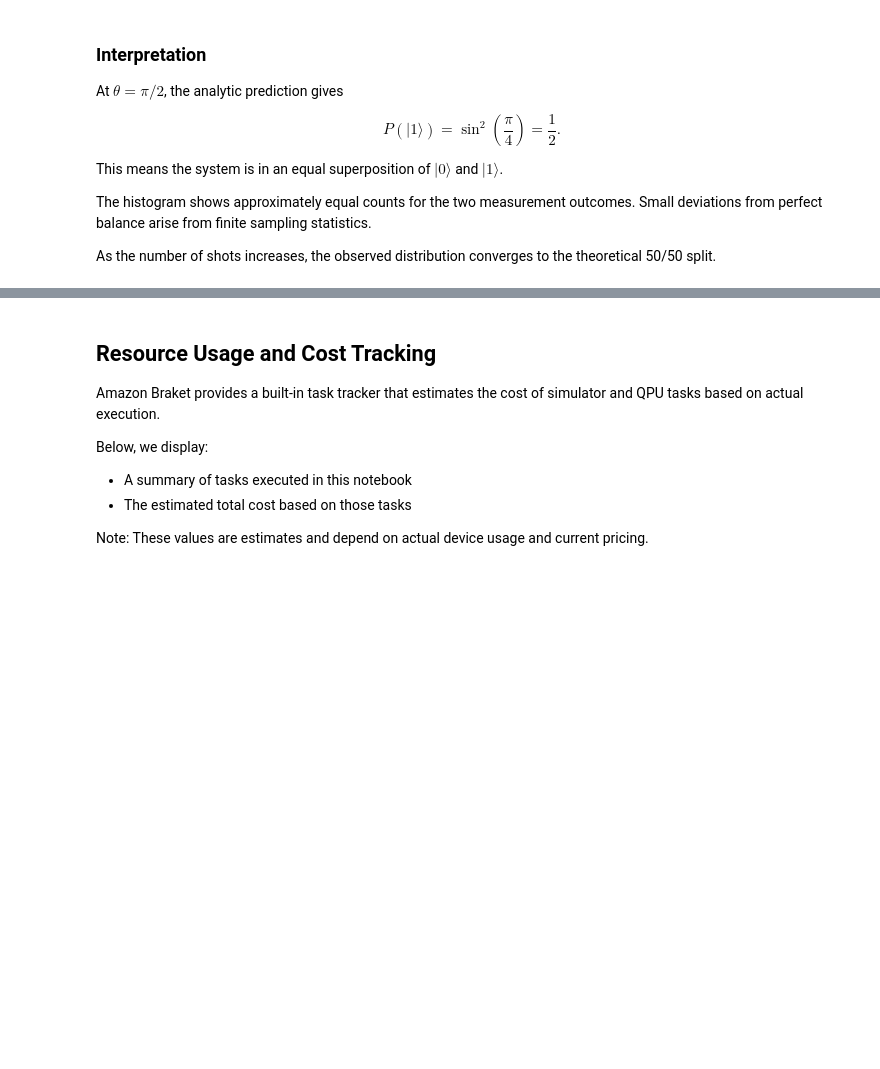
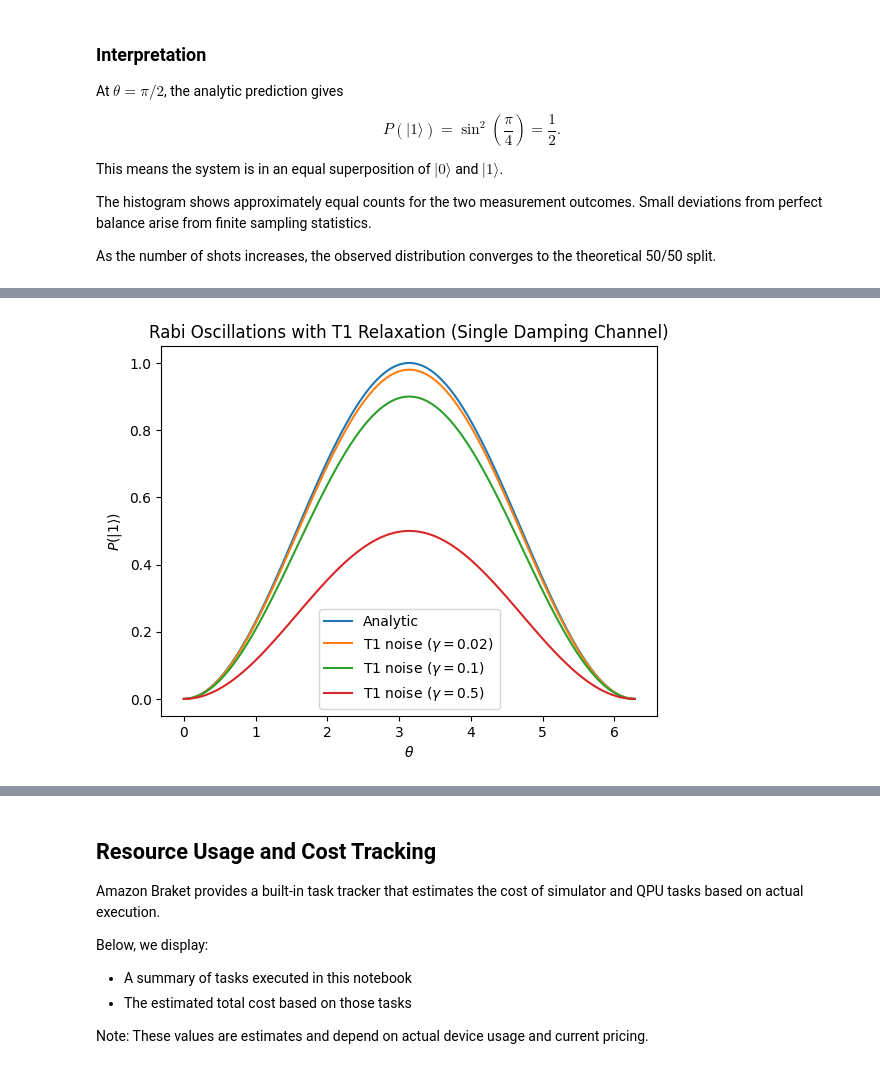
Before and after one commit to amazon-braket/amazon-braket-algorithm-library, a Jupyter notebook: notebooks/textbook/Rabi_Oscillations.ipynb, the cells around one changed output, grey strips where cells are left out. Drawn from its saved outputs; the diff is of its cells as text; code cells hidden in the pictures; blank space fills up the shorter version.

Commit message:
Add T1 relaxation models to Rabi oscillations notebook

```diff
--- a/notebooks/textbook/Rabi_Oscillations.ipynb
+++ b/notebooks/textbook/Rabi_Oscillations.ipynb
@@ -178,0 +180,37 @@ As the number of shots increases, the observed distribution converges to the the
+# %%
+device_dm = LocalSimulator("braket_dm")
+# %%
+def rabi_circuit_t1_simple(theta: float, gamma: float) -> Circuit:
+    circ = Circuit()
+    circ.rx(0, theta)
+    circ.amplitude_damping(0, gamma)
+    circ.add_result_type(ResultType.Probability(target=[0]))
+    return circ
+# %%
+def p1_from_t1_simple(theta: float, gamma: float) -> float:
+    circ = rabi_circuit_t1_simple(theta, gamma)
+    task = device_dm.run(circ, shots=0)
+    result = task.result()
+    probs = result.result_types[0].value
+    return float(probs[1])
+# %%
+gamma_values_t1_simple = [0.02, 0.1, 0.5]
+
+p1_t1_simple = {
+    gamma: np.array([p1_from_t1_simple(theta, gamma) for theta in thetas])
+    for gamma in gamma_values_t1_simple
+}
+# %%
+plt.figure()
+
+plt.plot(thetas, p1_analytic, label="Analytic")
+for gamma in gamma_values_t1:
+    plt.plot(thetas, p1_t1_simple[gamma], label=fr"T1 noise ($\gamma={gamma}$)")
+
+plt.xlabel(r"$\theta$")
+plt.ylabel(r"$P(|1\rangle)$")
+plt.title("Rabi Oscillations with T1 Relaxation (Single Damping Channel)")
+plt.legend()
+plt.show()
+# %% [output]
+[figure, added]
```
Also changed, not shown: parts of 12 cells of this notebook, 1 other file.
